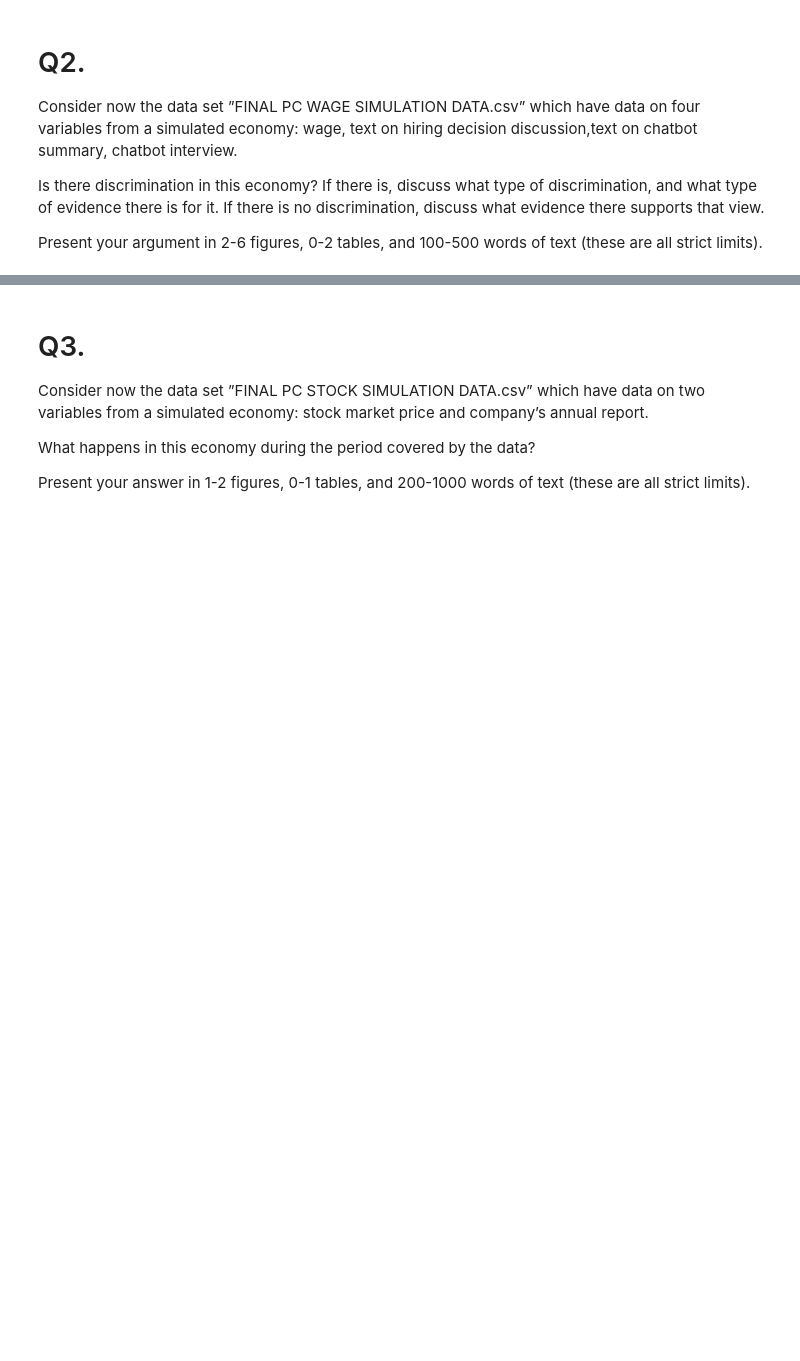
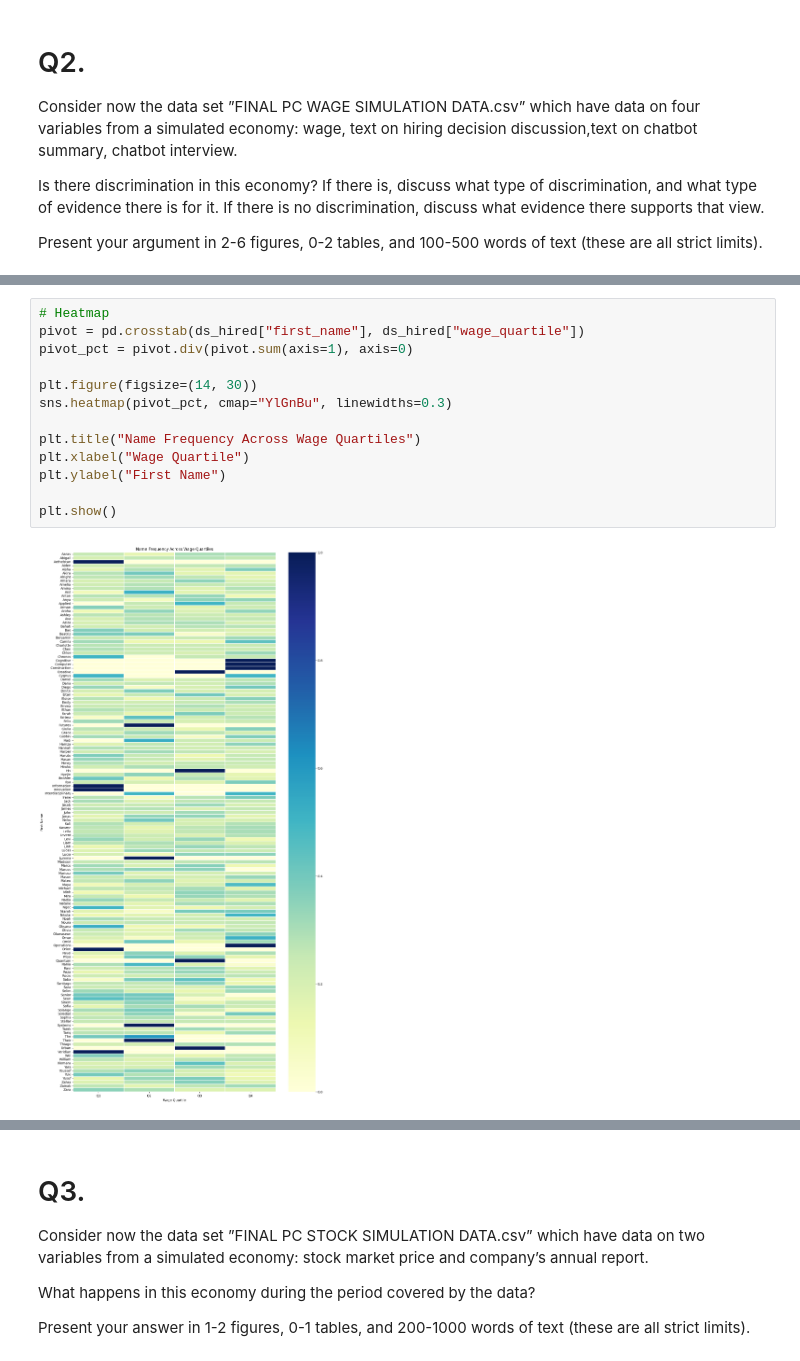
Before and after one commit to eth-tran/ECON424-Final, a Jupyter notebook: ECON424_Final.ipynb, the cells around one changed output, grey strips where cells are left out. Drawn from its saved outputs; the diff is of its cells as text; blank space fills up the shorter version.

```diff
--- a/ECON424_Final.ipynb
+++ b/ECON424_Final.ipynb
@@ -401,0 +517,15 @@ Present your argument in 2-6 figures, 0-2 tables, and 100-500 words of text (the
+# %%
+# Heatmap
+pivot = pd.crosstab(ds_hired["first_name"], ds_hired["wage_quartile"])
+pivot_pct = pivot.div(pivot.sum(axis=1), axis=0)
+
+plt.figure(figsize=(14, 30))
+sns.heatmap(pivot_pct, cmap="YlGnBu", linewidths=0.3)
+
+plt.title("Name Frequency Across Wage Quartiles")
+plt.xlabel("Wage Quartile")
+plt.ylabel("First Name")
+
+plt.show()
+# %% [output]
+[figure, added]
```
Also changed, not shown: parts of 11 cells of this notebook.
